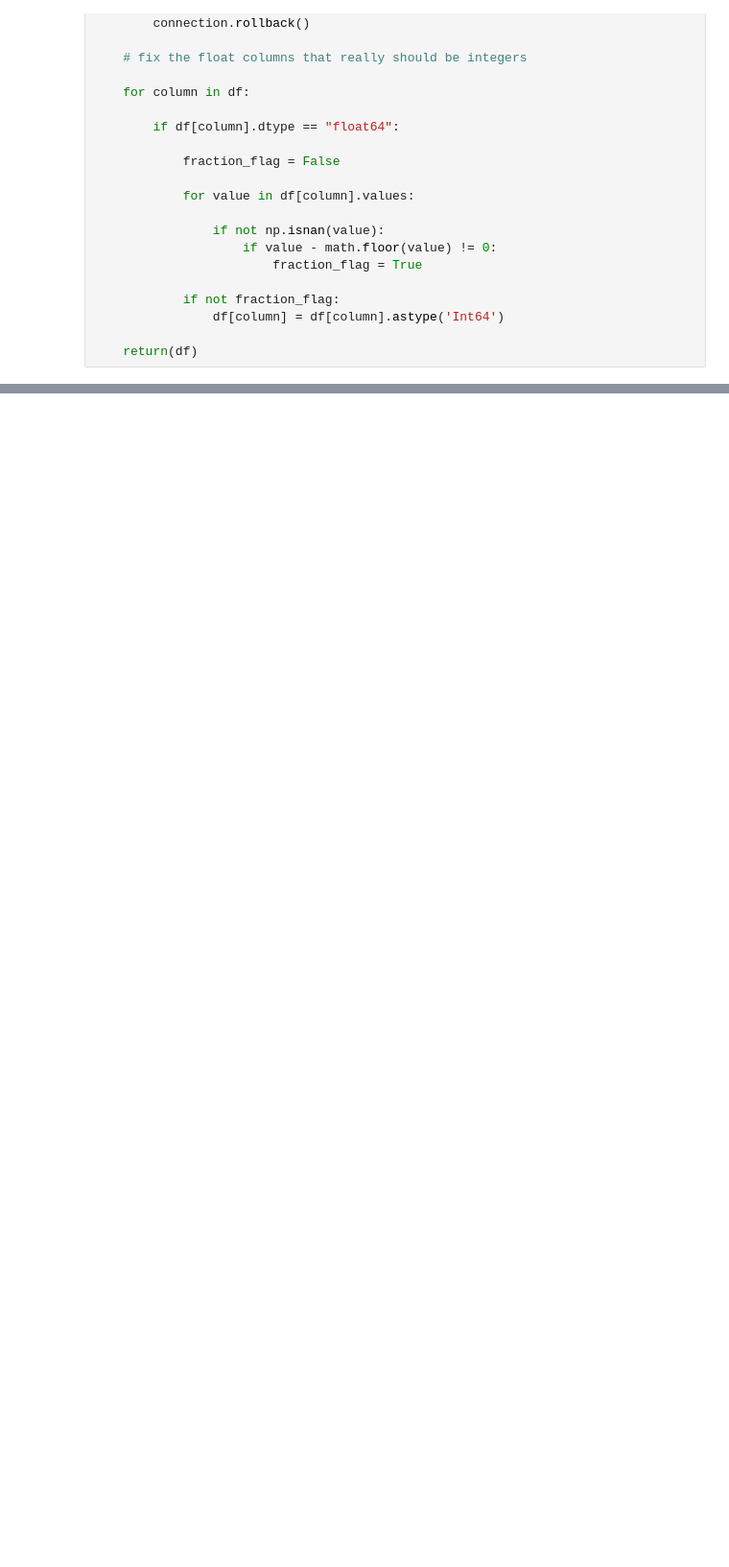
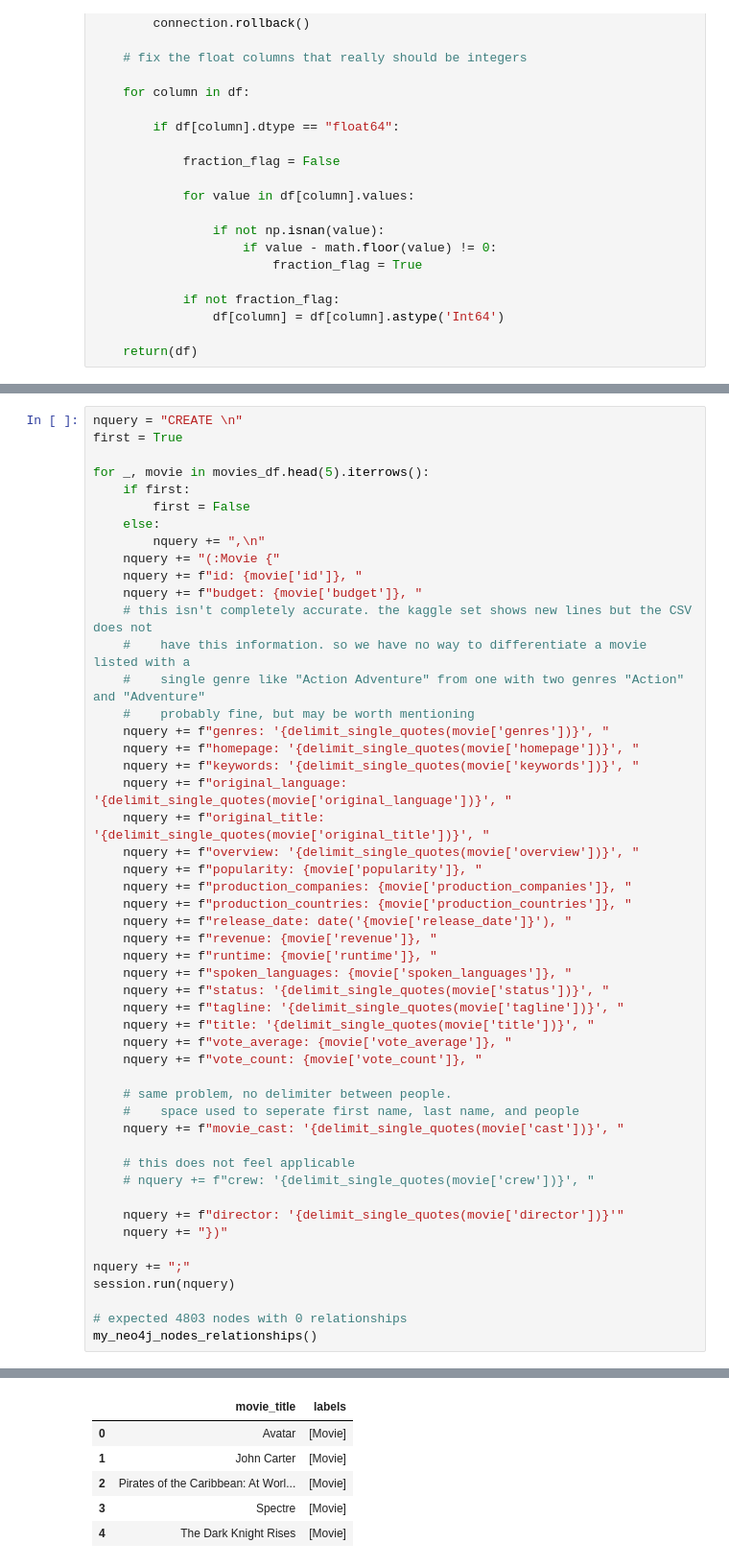
Before and after one commit to richardshelby/movie-recommendation-system, a Jupyter notebook: code/1.0-rjs-eda.ipynb, the cells around one changed output, grey strips where cells are left out. Shown at 96% size. Cells and saved outputs as stored; diff of their text form; blank space fills up the shorter version.

```diff
--- a/code/1.0-rjs-eda.ipynb
+++ b/code/1.0-rjs-eda.ipynb
@@ -128,0 +305,51 @@ Printed  10 movies (of  4804 total).
+# %%
+nquery = "CREATE \n"
+first = True
+
+for _, movie in movies_df.head(5).iterrows():
+    if first:
+        first = False
+    else:
+        nquery += ",\n"
+    nquery += "(:Movie {"
+    nquery += f"id: {movie['id']}, "
+    nquery += f"budget: {movie['budget']}, "
+    # this isn't completely accurate. the kaggle set shows new lines but the CSV does not
+    #    have this information. so we have no way to differentiate a movie listed with a
+    #    single genre like "Action Adventure" from one with two genres "Action" and "Adventure"
+    #    probably fine, but may be worth mentioning
+    nquery += f"genres: '{delimit_single_quotes(movie['genres'])}', "
+    nquery += f"homepage: '{delimit_single_quotes(movie['homepage'])}', "
+    nquery += f"keywords: '{delimit_single_quotes(movie['keywords'])}', "
+    nquery += f"original_language: '{delimit_single_quotes(movie['original_language'])}', "
+    nquery += f"original_title: '{delimit_single_quotes(movie['original_title'])}', "
+    nquery += f"overview: '{delimit_single_quotes(movie['overview'])}', "
+    nquery += f"popularity: {movie['popularity']}, "
+    nquery += f"production_companies: {movie['production_companies']}, "
+    nquery += f"production_countries: {movie['production_countries']}, "
+    nquery += f"release_date: date('{movie['release_date']}'), "
+    nquery += f"revenue: {movie['revenue']}, "
+    nquery += f"runtime: {movie['runtime']}, "
+    nquery += f"spoken_languages: {movie['spoken_languages']}, "
+    nquery += f"status: '{delimit_single_quotes(movie['status'])}', "
+    nquery += f"tagline: '{delimit_single_quotes(movie['tagline'])}', "
+    nquery += f"title: '{delimit_single_quotes(movie['title'])}', "
+    nquery += f"vote_average: {movie['vote_average']}, "
+    nquery += f"vote_count: {movie['vote_count']}, "
+
+    # same problem, no delimiter between people.
+    #    space used to seperate first name, last name, and people
+    nquery += f"movie_cast: '{delimit_single_quotes(movie['cast'])}', "
+
+    # this does not feel applicable
+    # nquery += f"crew: '{delimit_single_quotes(movie['crew'])}', "
+
+    nquery += f"director: '{delimit_single_quotes(movie['director'])}'"
+    nquery += "})"
+
+nquery += ";"
+session.run(nquery)
+
+# expected 4803 nodes with 0 relationships
+my_neo4j_nodes_relationships()
+# %% [output]
@@ -128,0 +359,6 @@ Printed  10 movies (of  4804 total).
+|  | movie_title | labels |
+| 0 | Avatar | [Movie] |
+| 1 | John Carter | [Movie] |
+| 2 | Pirates of the Caribbean: At Worl... | [Movie] |
+| 3 | Spectre | [Movie] |
+| 4 | The Dark Knight Rises | [Movie] |
```
Also changed, not shown: parts of 26 cells of this notebook.
